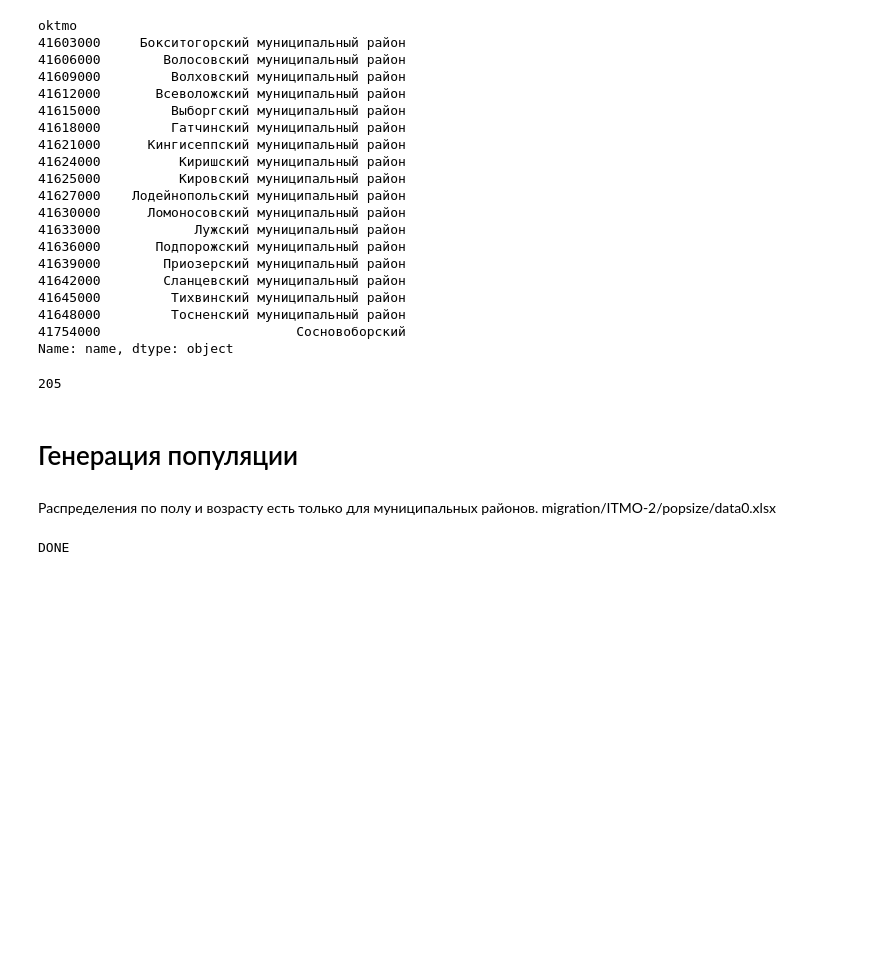
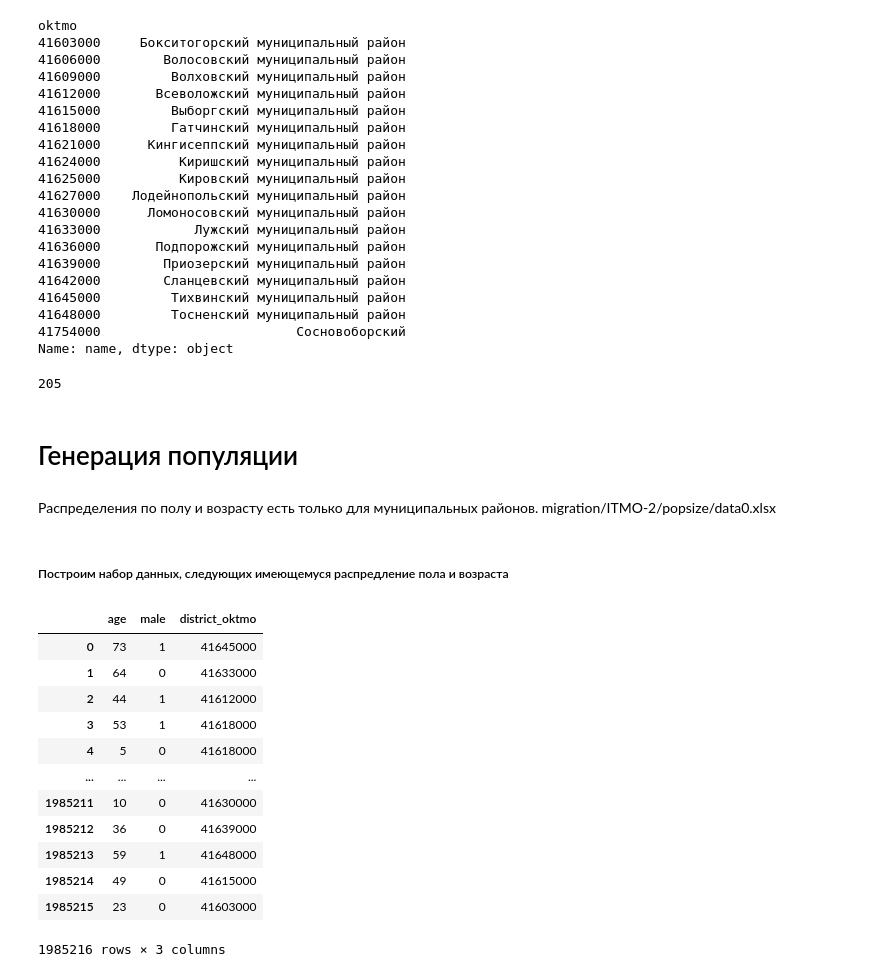
Before and after one commit to SergeyPishchulov/populations, a Jupyter notebook: empty_page/data_preparation.ipynb, the cells around one changed output. Saved outputs shown, nothing was run; the diff lists cells and outputs as text; code cells hidden in the pictures; blank space fills up the shorter version.

```diff
--- a/empty_page/data_preparation.ipynb
+++ b/empty_page/data_preparation.ipynb
@@ -239,6 +241,14 @@ class AgeGroup:
 
     def __str__(self):
         return f"{self.lo}-{self.hi}"
+
+    @staticmethod
+    def from_str(s):
+        lo, hi = list(map(int, s.split('-')))
+        return AgeGroup(lo=lo, hi=hi)
+
+    def get_random_age(self):
+        return random.choice(list(range(self.lo, self.hi+1)))
 
 
 age_groups = [
@@ -292,6 +302,36 @@ for mun_district_oktmo, mun_district_name_series in pd.DataFrame(mun_districts).
         {"male": males, "female": females}, index=list(map(str, age_groups)))
     gender_age_dist = gender_age_dist.fillna(gender_age_dist.mean())
     gender_age_dist_by_district_oktmo[mun_district_oktmo] = gender_age_dist
-print("DONE")
-# %% [output]
-DONE
+# %% [markdown]
+##### Построим набор данных, следующих имеющемуся распредление пола и возраста
+# %%
+age_sex_population = []
+for district_oktmo, age_sed_distribution_df in gender_age_dist_by_district_oktmo.items():
+    for age_group_str, row in age_sed_distribution_df.iterrows():
+        age_group = AgeGroup.from_str(age_group_str)
+        males_cnt = int(row["male"])
+        females_cnt = int(row["female"])
+        for _ in range(males_cnt):
+            age_sex_population.append(
+                (age_group.get_random_age(), 1, district_oktmo))
+        for _ in range(males_cnt):
+            age_sex_population.append(
+                (age_group.get_random_age(), 0, district_oktmo))
+population = pd.DataFrame(age_sex_population, columns=[
+    "age", "male", "district_oktmo"]).sample(frac=1).reset_index(drop=True)
+
+population
+# %% [output]
+|  | age | male | district_oktmo |
+| 0 | 73 | 1 | 41645000 |
+| 1 | 64 | 0 | 41633000 |
+| 2 | 44 | 1 | 41612000 |
+| 3 | 53 | 1 | 41618000 |
+| 4 | 5 | 0 | 41618000 |
+| ... | ... | ... | ... |
+| 1985211 | 10 | 0 | 41630000 |
+| 1985212 | 36 | 0 | 41639000 |
+| 1985213 | 59 | 1 | 41648000 |
+| 1985214 | 49 | 0 | 41615000 |
+| 1985215 | 23 | 0 | 41603000 |
+1985216 rows × 3 columns
```
Also changed, not shown: parts of 13 cells of this notebook, 4 other files.
